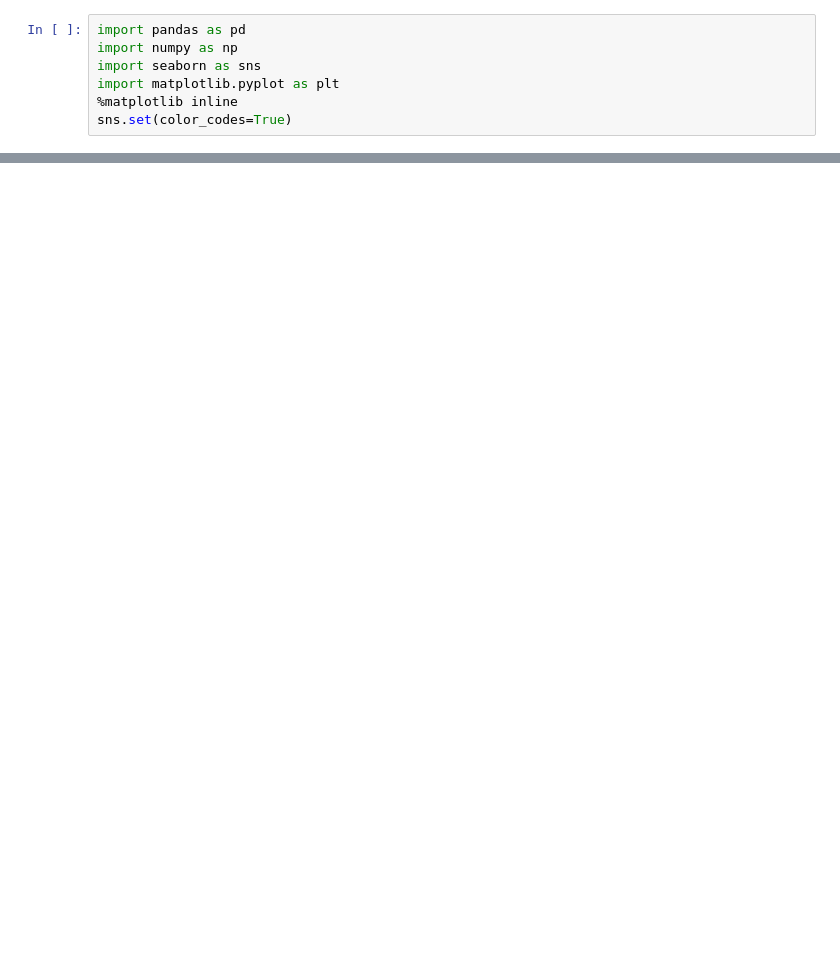
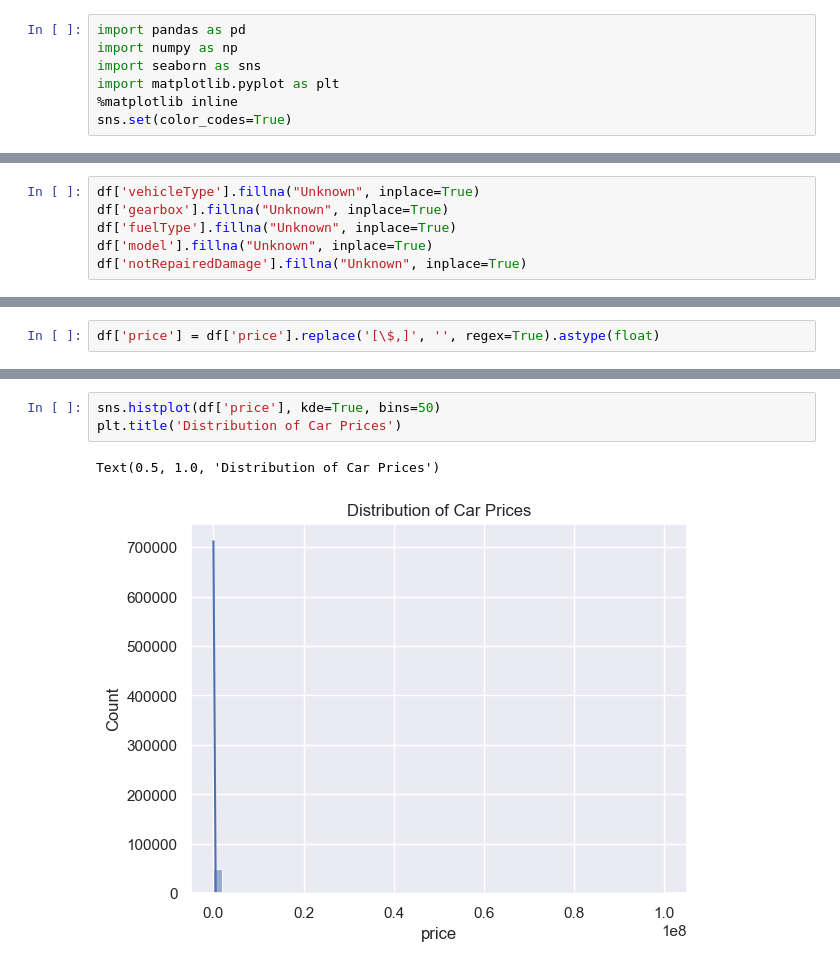
Before and after one commit to skmachra/DAI-101, a Jupyter notebook: Assignment_01_DAI101_23321029.ipynb, the cells around one changed output, grey strips where cells are left out. Saved outputs shown, nothing was run; the diff lists cells and outputs as text; blank space fills up the shorter version.

```diff
--- a/Assignment_01_DAI101_23321029.ipynb
+++ b/Assignment_01_DAI101_23321029.ipynb
@@ -26,0 +68,6 @@ df.tail(5)
+# %%
+df['vehicleType'].fillna("Unknown", inplace=True)
+df['gearbox'].fillna("Unknown", inplace=True)
+df['fuelType'].fillna("Unknown", inplace=True)
+df['model'].fillna("Unknown", inplace=True)
+df['notRepairedDamage'].fillna("Unknown", inplace=True)
@@ -26,0 +114,2 @@ df.tail(5)
+# %%
+df['price'] = df['price'].replace('[\$,]', '', regex=True).astype(float)
@@ -31,0 +141,6 @@ for col in columns_to_check:
+# %%
+sns.histplot(df['price'], kde=True, bins=50)
+plt.title('Distribution of Car Prices')
+# %% [output]
+Text(0.5, 1.0, 'Distribution of Car Prices')
+[figure, added]
```
Also changed, not shown: parts of 19 cells of this notebook.
